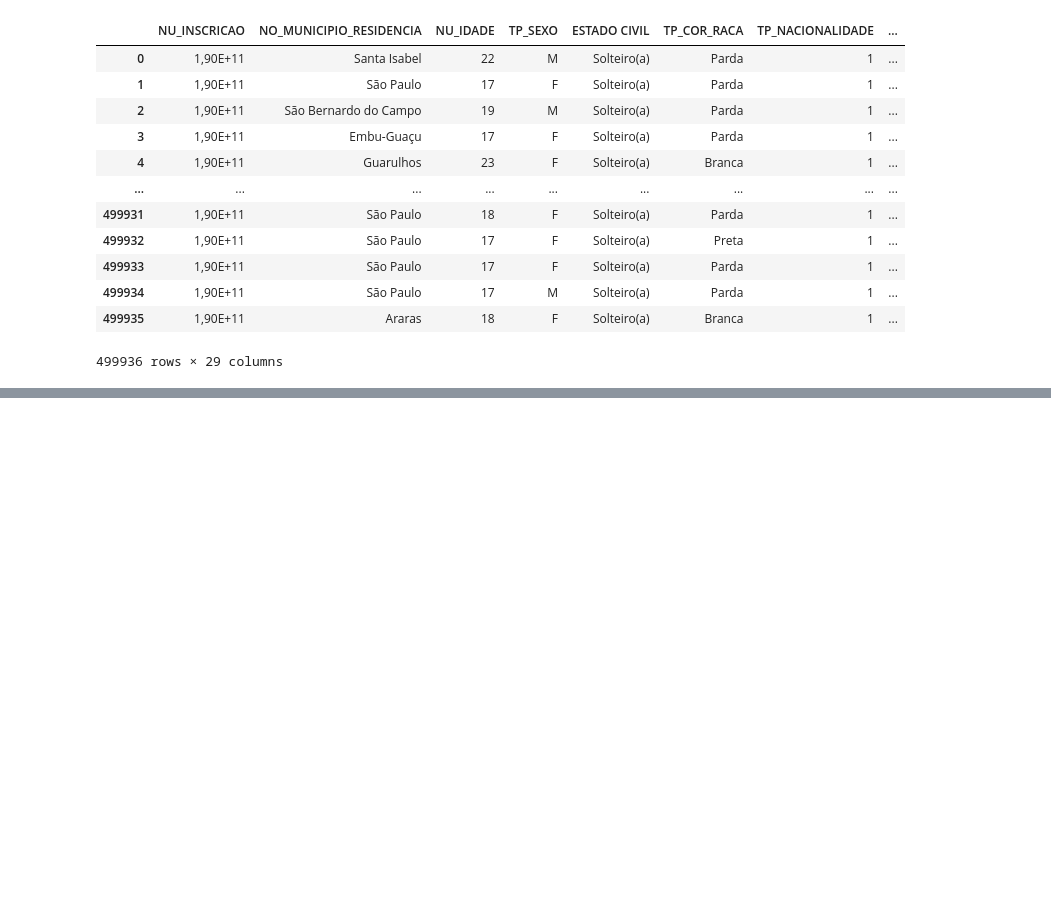
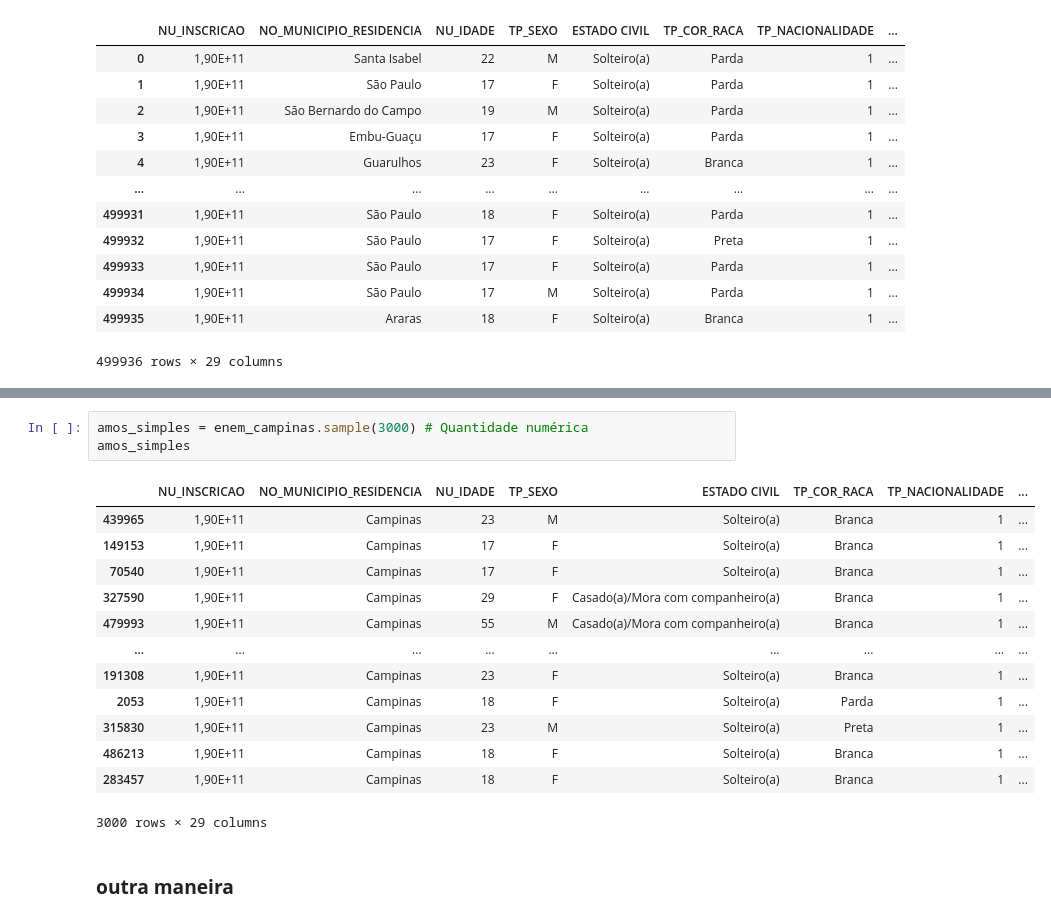
Before and after one commit to DiogoMonteiro99/repos, a Jupyter notebook: Amostragens.ipynb, the cells around one changed output, grey strips where cells are left out. Saved outputs shown, nothing was run; the diff lists cells and outputs as text; blank space fills up the shorter version.

```diff
--- a/Amostragens.ipynb
+++ b/Amostragens.ipynb
@@ -31,0 +70,19 @@ df
+# %%
+amos_simples = enem_campinas.sample(3000) # Quantidade numérica
+amos_simples
+# %% [output]
+|  | NU_INSCRICAO | NO_MUNICIPIO_RESIDENCIA | NU_IDADE | TP_SEXO | ESTADO CIVIL | TP_COR_RACA | TP_NACIONALIDADE | ... |
+| 439965 | 1,90E+11 | Campinas | 23 | M | Solteiro(a) | Branca | 1 | ... |
+| 149153 | 1,90E+11 | Campinas | 17 | F | Solteiro(a) | Branca | 1 | ... |
+| 70540 | 1,90E+11 | Campinas | 17 | F | Solteiro(a) | Branca | 1 | ... |
+| 327590 | 1,90E+11 | Campinas | 29 | F | Casado(a)/Mora com companheiro(a) | Branca | 1 | ... |
+| 479993 | 1,90E+11 | Campinas | 55 | M | Casado(a)/Mora com companheiro(a) | Branca | 1 | ... |
+| ... | ... | ... | ... | ... | ... | ... | ... | ... |
+| 191308 | 1,90E+11 | Campinas | 23 | F | Solteiro(a) | Branca | 1 | ... |
+| 2053 | 1,90E+11 | Campinas | 18 | F | Solteiro(a) | Parda | 1 | ... |
+| 315830 | 1,90E+11 | Campinas | 23 | M | Solteiro(a) | Preta | 1 | ... |
+| 486213 | 1,90E+11 | Campinas | 18 | F | Solteiro(a) | Branca | 1 | ... |
+| 283457 | 1,90E+11 | Campinas | 18 | F | Solteiro(a) | Branca | 1 | ... |
+3000 rows × 29 columns
+# %% [markdown]
+### **outra maneira**
```
Also changed, not shown: parts of 4 cells of this notebook.
